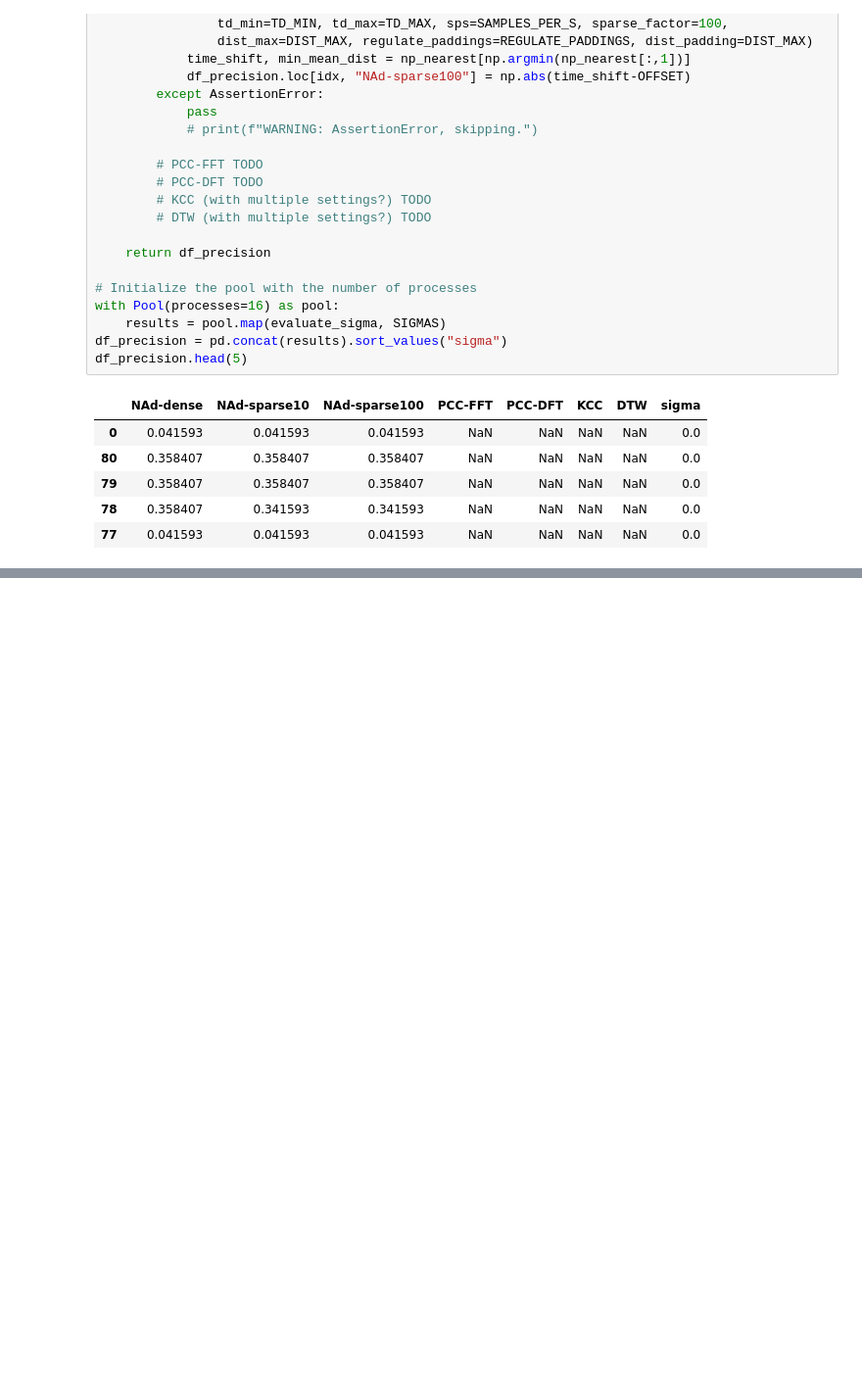
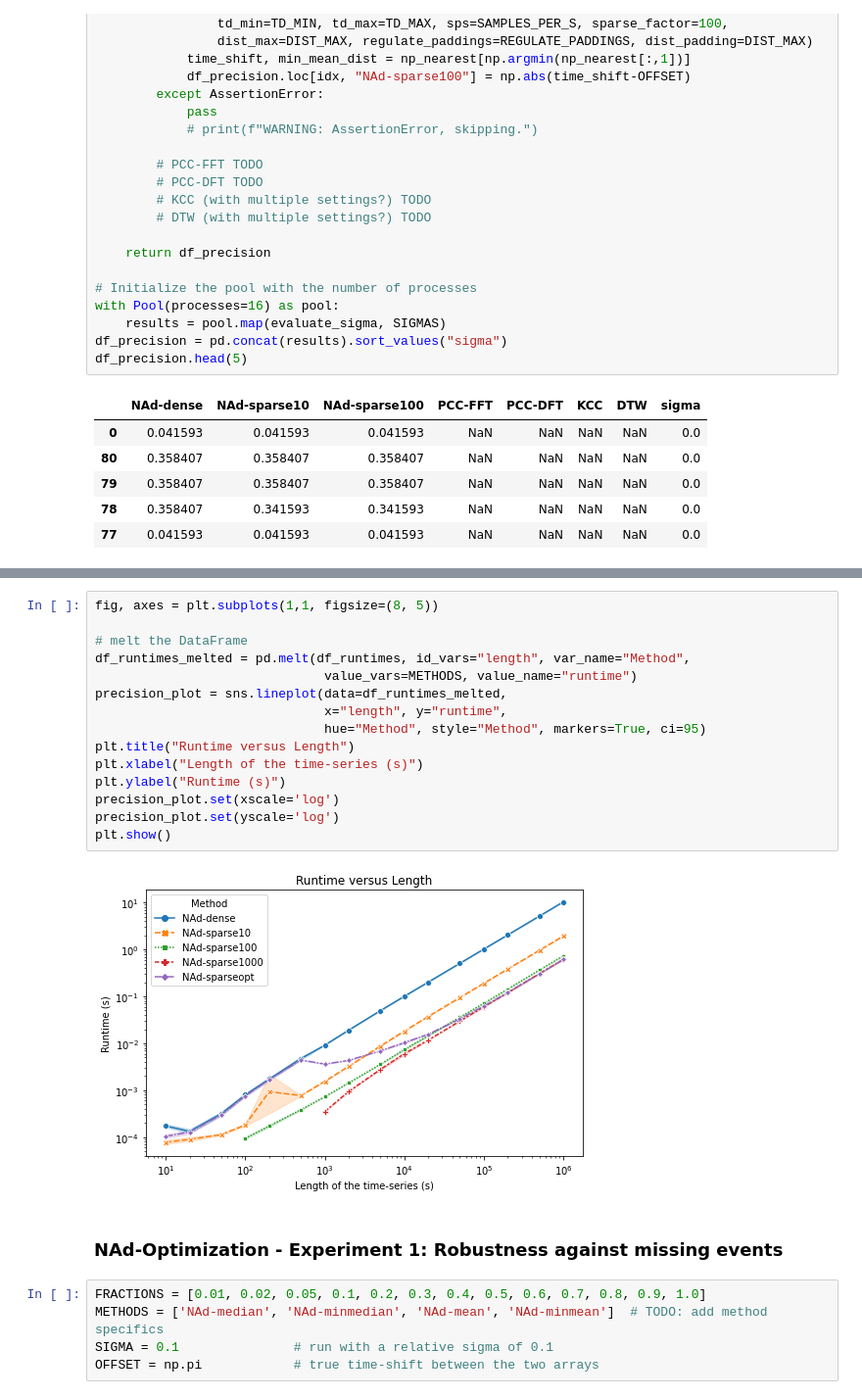
Before and after one commit to iot-salzburg/nearest-advocate, a Jupyter notebook: experiments/method_comparision_semisimulated.ipynb, the cells around one changed output, grey strips where cells are left out. Shown at 98% size. Cells and saved outputs as stored; diff of their text form; blank space fills up the shorter version.

```diff
--- a/experiments/method_comparision_semisimulated.ipynb
+++ b/experiments/method_comparision_semisimulated.ipynb
@@ -811,0 +990,24 @@ plt.show()
+# %%
+fig, axes = plt.subplots(1,1, figsize=(8, 5))
+
+# melt the DataFrame
+df_runtimes_melted = pd.melt(df_runtimes, id_vars="length", var_name="Method",
+                              value_vars=METHODS, value_name="runtime")
+precision_plot = sns.lineplot(data=df_runtimes_melted,
+                              x="length", y="runtime",
+                              hue="Method", style="Method", markers=True, ci=95)
+plt.title("Runtime versus Length")
+plt.xlabel("Length of the time-series (s)")
+plt.ylabel("Runtime (s)")
+precision_plot.set(xscale='log')
+precision_plot.set(yscale='log')
+plt.show()
+# %% [output]
+[figure, added]
+# %% [markdown]
+### NAd-Optimization - Experiment 1: Robustness against missing events
+# %%
+FRACTIONS = [0.01, 0.02, 0.05, 0.1, 0.2, 0.3, 0.4, 0.5, 0.6, 0.7, 0.8, 0.9, 1.0]
+METHODS = ['NAd-median', 'NAd-minmedian', 'NAd-mean', 'NAd-minmean']  # TODO: add method specifics
+SIGMA = 0.1               # run with a relative sigma of 0.1
+OFFSET = np.pi            # true time-shift between the two arrays
```
Also changed, not shown: parts of 37 cells of this notebook.
